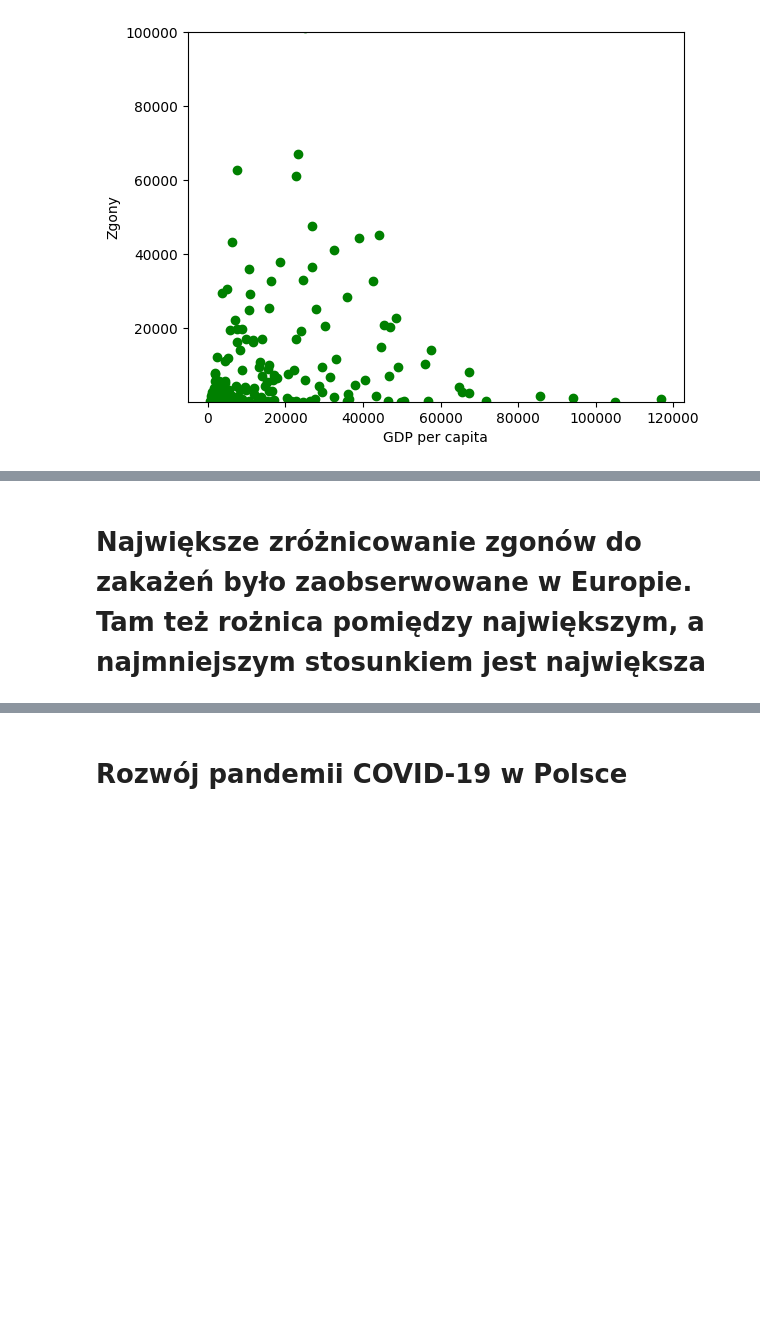
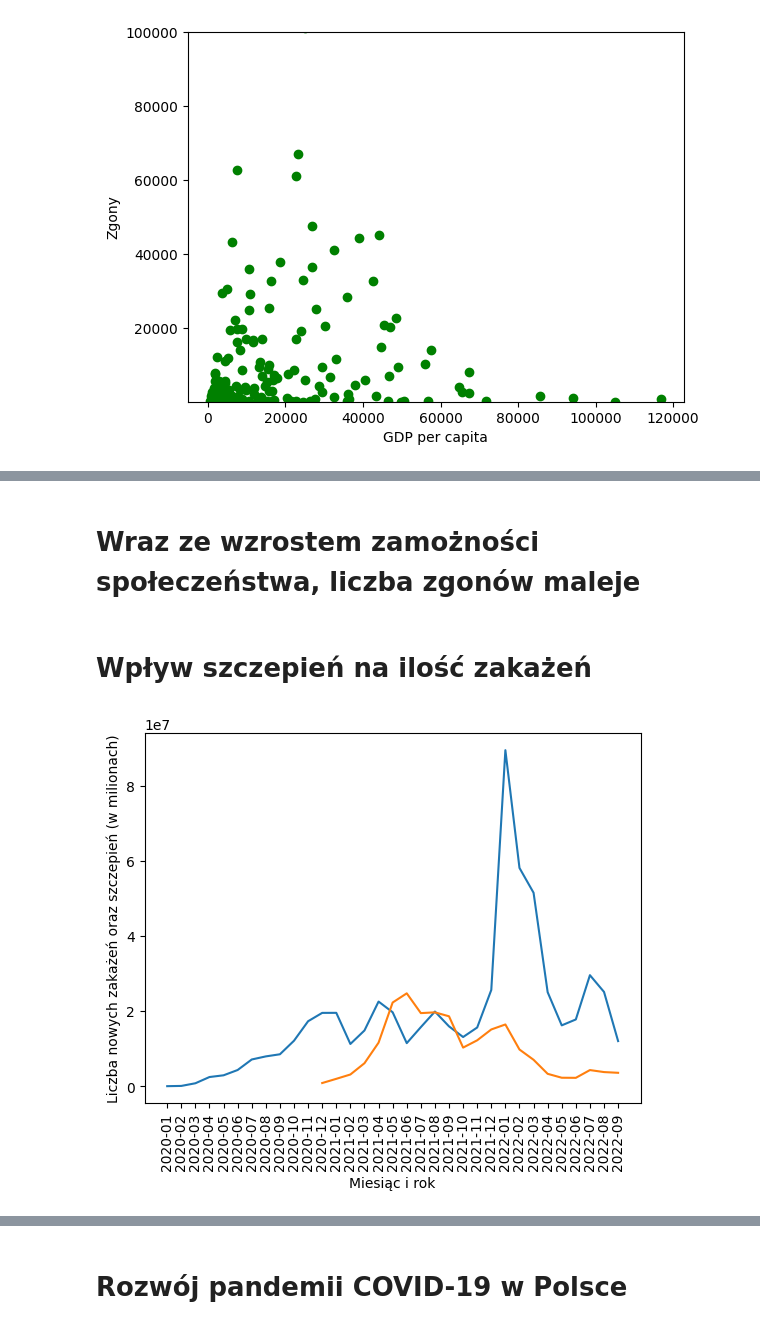
Before and after one commit to adamm553/Covid_analisys, a Jupyter notebook: covid_analisys.ipynb, the cells around one changed output, grey strips where cells are left out. Cells and saved outputs as stored; diff of their text form; code cells hidden in the pictures; blank space fills up the shorter version.

```diff
--- a/covid_analisys.ipynb
+++ b/covid_analisys.ipynb
@@ -173,2 +131,0 @@ plt.show()
-# %%
-covid['pct'] = (covid['total_deaths'] / covid['total_cases'])*100
@@ -202,2 +132,18 @@ plt.show()
-# %% [markdown]
-# Największe zróżnicowanie zgonów do zakażeń było zaobserwowane w Europie. Tam też rożnica pomiędzy największym, a najmniejszym stosunkiem jest największa
+# %% [markdown]
+# Wraz ze wzrostem zamożności społeczeństwa, liczba zgonów maleje
+# %% [markdown]
+# Wpływ szczepień na ilość zakażeń
+# %%
+covid['date_month'] = covid['date'].str[0:7]
+# %%
+vl = covid.groupby('date_month').sum()['new_cases']
+vl1 = covid.groupby('date_month').max()['new_vaccinations']
+# %%
+plt.plot(vl.index, vl)
+plt.plot(vl1.index, vl1)
+plt.xlabel('Miesiąc i rok')
+plt.xticks(rotation='vertical')
+plt.ylabel("Liczba nowych zakażeń oraz szczepień (w milionach)")
+plt.show()
+# %% [output]
+[figure, added]
```
Also changed, not shown: parts of 19 cells of this notebook.
